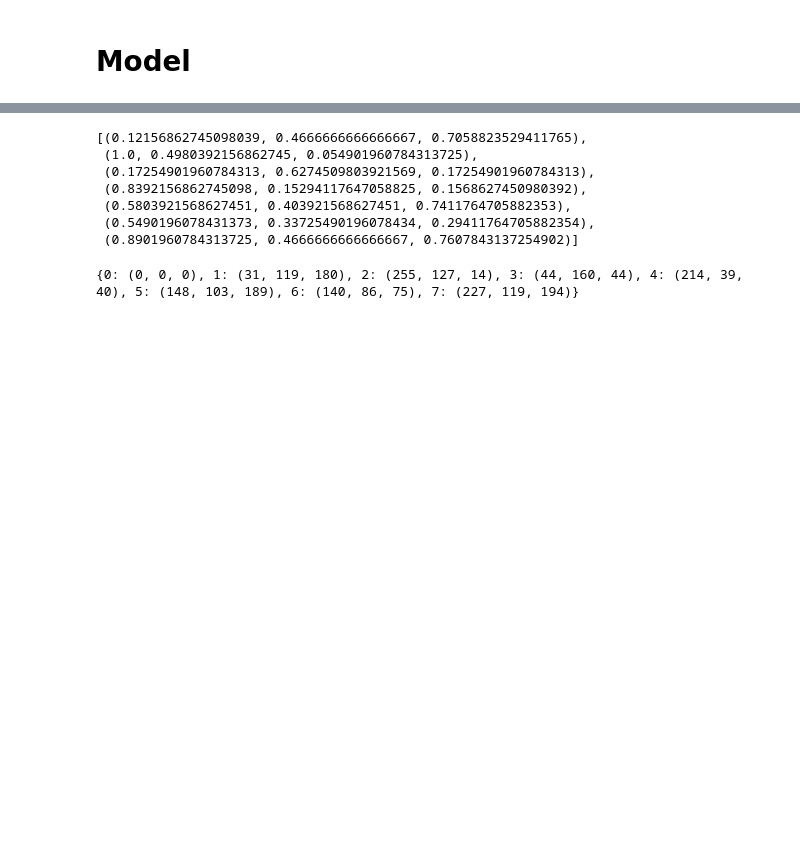
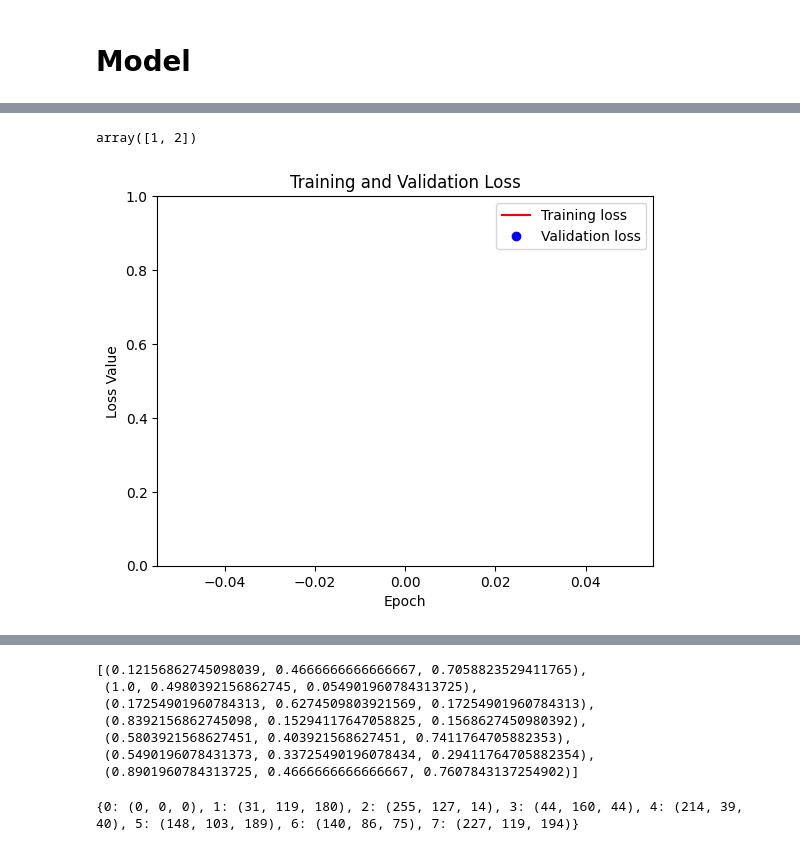
Before and after one commit to Hedredo/oc_p8, a Jupyter notebook: notebooks/modelisation.ipynb, the cells around one changed output, grey strips where cells are left out. Drawn from its saved outputs; the diff is of its cells as text; code cells hidden in the pictures; blank space fills up the shorter version.

```diff
--- a/notebooks/modelisation.ipynb
+++ b/notebooks/modelisation.ipynb
@@ -803,0 +1075,18 @@ train_datagen = Dataloaderv8(
+# %%
+IoU_metric = tf.keras.metrics.IoU(
+    num_classes=8,
+    target_class_ids=[*range(8)],  # Compute the IoU for the background class (class 0)
+    name="IoU",
+    sparse_y_true=True,
+    sparse_y_pred=False,
+)
+# %%
+IoU_mean_metric = tf.keras.metrics.MeanIoU(
+    num_classes=8,
+    name="MeanIoU",
+    dtype=None,
+    ignore_class=None,  # Add Void if necessary
+    sparse_y_true=True,
+    sparse_y_pred=False,
+    axis=-1,
+)
@@ -851,2 +1202,21 @@ assert transformed["image"].shape == test_image_array.shape
+# %%
+np.unique(preds_mask)
+# %% [output]
+array([1, 2])
+# %%
+loss = history.history["loss"]
+val_loss = history.history["val_loss"]
+
+plt.figure()
+plt.plot(history.epoch, loss, "r", label="Training loss")
+plt.plot(history.epoch, val_loss, "bo", label="Validation loss")
+plt.title("Training and Validation Loss")
+plt.xlabel("Epoch")
+plt.ylabel("Loss Value")
+plt.ylim([0, 1])
+plt.legend()
+plt.show()
+# %% [output]
+[figure, added]
 # %%
 # Display the original and transformed images
```
Also changed, not shown: parts of 29 cells of this notebook, 4 other files.
